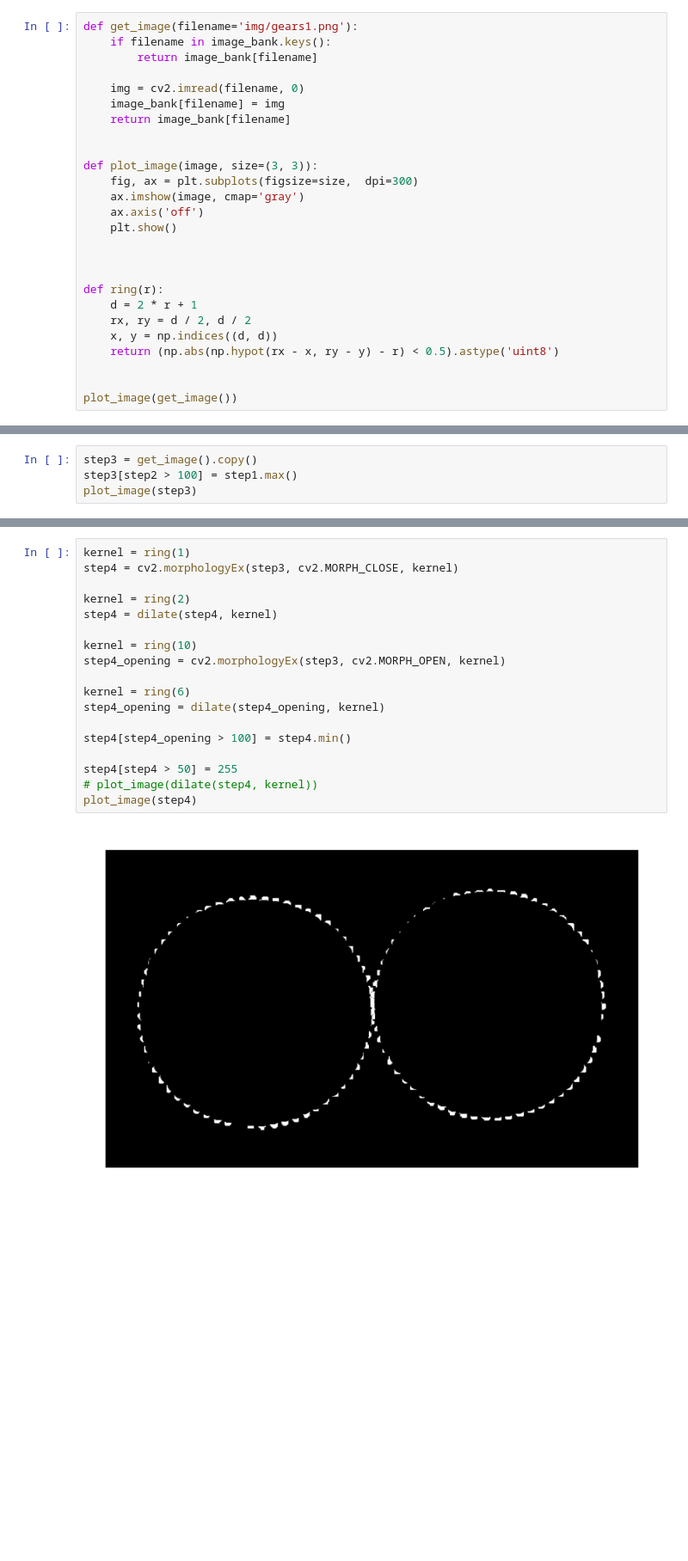
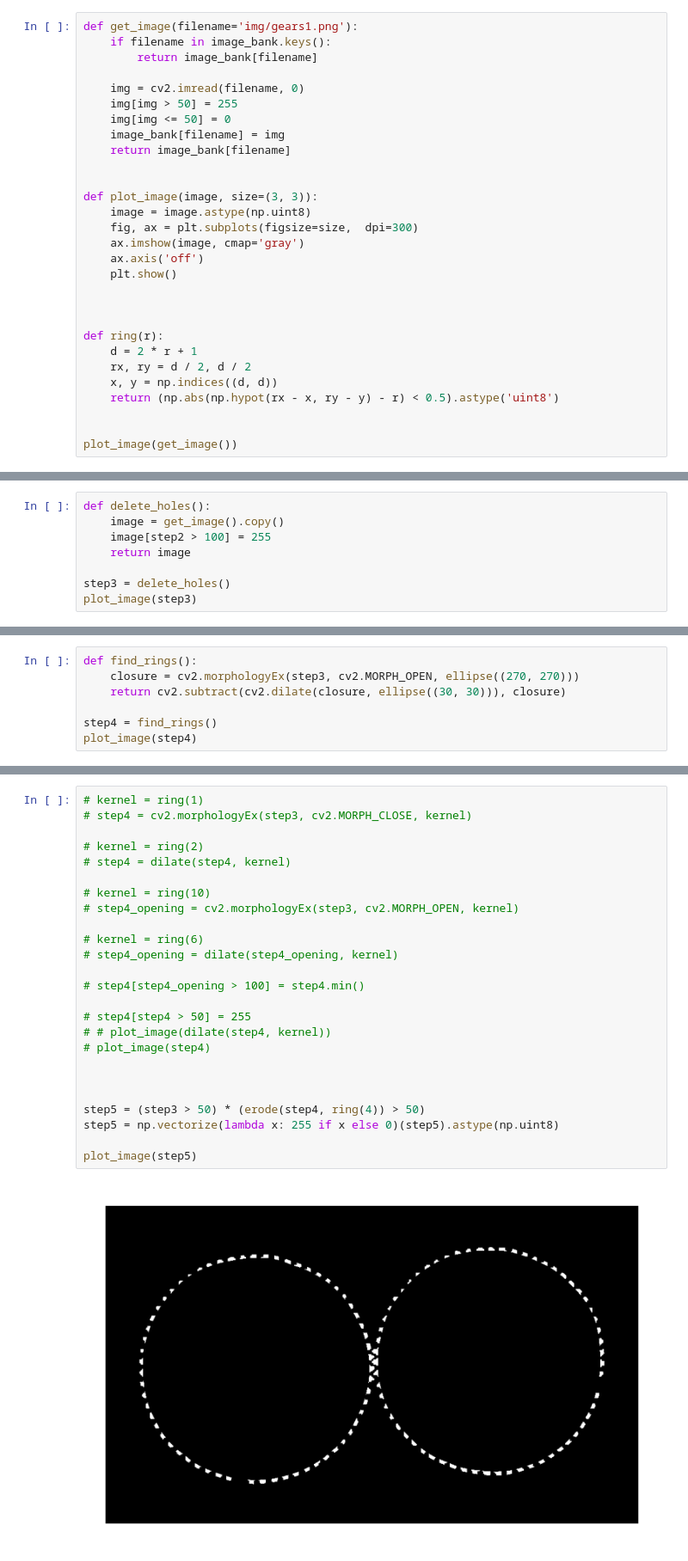
Before and after one commit to mor1ins/cvision_labs, a Jupyter notebook: cvision_kuliev_lab4.ipynb, the cells around one changed output, grey strips where cells are left out. Shown at 86% size. Saved outputs shown, nothing was run; the diff lists cells and outputs as text; blank space fills up the shorter version.

```diff
--- a/cvision_kuliev_lab4.ipynb
+++ b/cvision_kuliev_lab4.ipynb
@@ -14,11 +14,14 @@ def get_image(filename='img/gears1.png'):
         return image_bank[filename]
 
     img = cv2.imread(filename, 0)
+    img[img > 50] = 255
+    img[img <= 50] = 0
     image_bank[filename] = img
     return image_bank[filename]
 
 
 def plot_image(image, size=(3, 3)):
+    image = image.astype(np.uint8)
     fig, ax = plt.subplots(figsize=size,  dpi=300)
     ax.imshow(image, cmap='gray')
     ax.axis('off')
@@ -57,8 +70,19 @@ plot_image(step2)
 # %% [output]
 [figure]
 # %%
-step3 = get_image().copy()
-step3[step2 > 100] = step1.max()
+def delete_holes():
+    image = get_image().copy()
+    image[step2 > 100] = 255
+    return image
+
+step3 = delete_holes()
 plot_image(step3)
 # %% [output]
 [figure]
+# %%
+def find_rings():
+    closure = cv2.morphologyEx(step3, cv2.MORPH_OPEN, ellipse((270, 270)))
+    return cv2.subtract(cv2.dilate(closure, ellipse((30, 30))), closure)
+
+step4 = find_rings()
+plot_image(step4)
@@ -65,20 +91,27 @@ plot_image(step3)
 # %%
-kernel = ring(1)
-step4 = cv2.morphologyEx(step3, cv2.MORPH_CLOSE, kernel)
+# kernel = ring(1)
+# step4 = cv2.morphologyEx(step3, cv2.MORPH_CLOSE, kernel)
 
-kernel = ring(2)
-step4 = dilate(step4, kernel)
+# kernel = ring(2)
+# step4 = dilate(step4, kernel)
 
-kernel = ring(10)
-step4_opening = cv2.morphologyEx(step3, cv2.MORPH_OPEN, kernel)
+# kernel = ring(10)
+# step4_opening = cv2.morphologyEx(step3, cv2.MORPH_OPEN, kernel)
 
-kernel = ring(6)
-step4_opening = dilate(step4_opening, kernel)
+# kernel = ring(6)
+# step4_opening = dilate(step4_opening, kernel)
 
-step4[step4_opening > 100] = step4.min()
+# step4[step4_opening > 100] = step4.min()
 
-step4[step4 > 50] = 255
-# plot_image(dilate(step4, kernel))
-plot_image(step4)
+# step4[step4 > 50] = 255
+# # plot_image(dilate(step4, kernel))
+# plot_image(step4)
+
+
+
+step5 = (step3 > 50) * (erode(step4, ring(4)) > 50)
+step5 = np.vectorize(lambda x: 255 if x else 0)(step5).astype(np.uint8)
+
+plot_image(step5)
 # %% [output]
-[figure, old version]
+[figure, new version]
```
Also changed, not shown: parts of 11 cells of this notebook.
